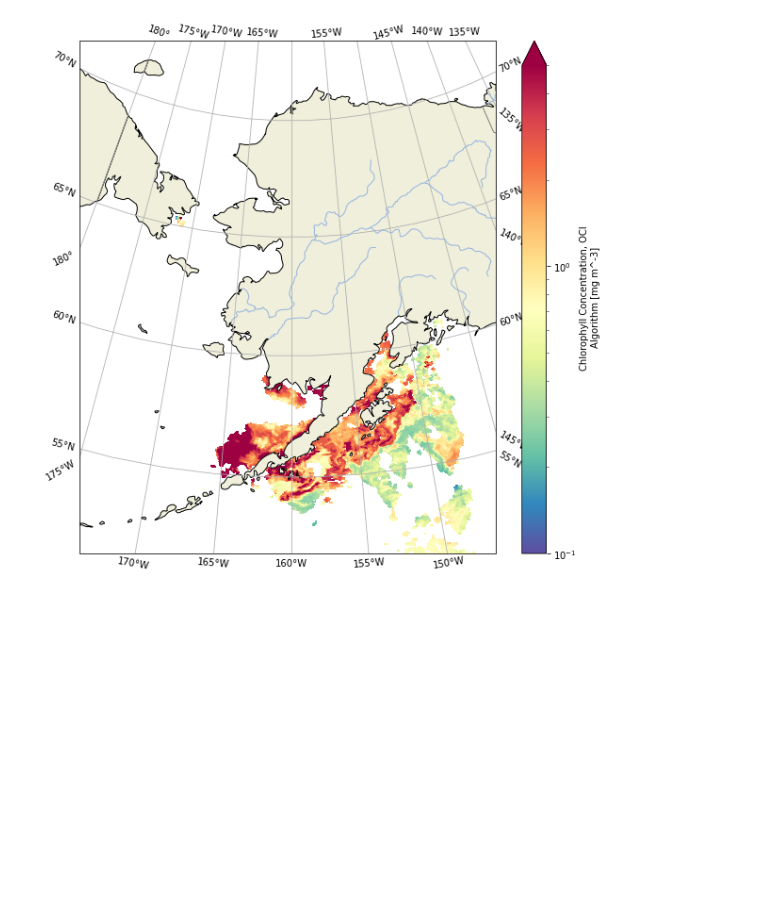
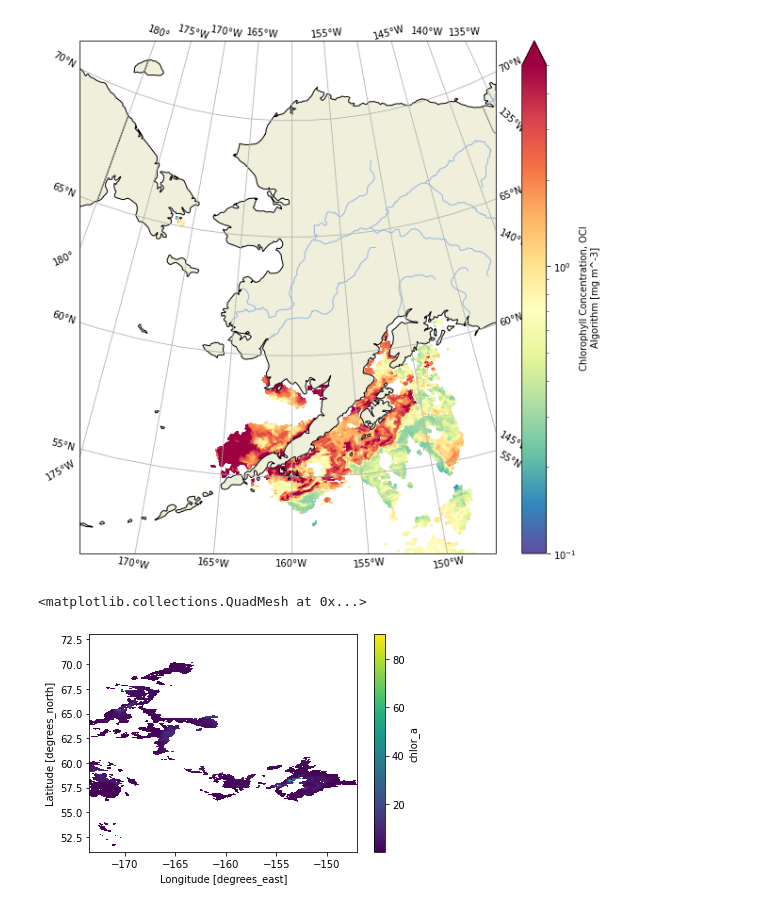
Before and after one commit to hdmicord/MARN5895_MappingOceanColor, a Jupyter notebook: open_MODIS.ipynb, the cells around one changed output. Saved outputs shown, nothing was run; the diff lists cells and outputs as text; code cells hidden in the pictures; blank space fills up the shorter version.

```diff
--- a/open_MODIS.ipynb
+++ b/open_MODIS.ipynb
@@ -148,6 +148,11 @@ im = subset_modis.chlor_a.plot.pcolormesh(x='lon',
 )
 # %% [output]
 [figure]
+# %%
+modis_time_avg.chlor_a.plot()
+# %% [output]
+<matplotlib.collections.QuadMesh at 0x...>
+[figure, added]
 # %%
 for day in range(119,120):
     year_day = str(day)
```
Also changed, not shown: parts of 7 cells of this notebook.
